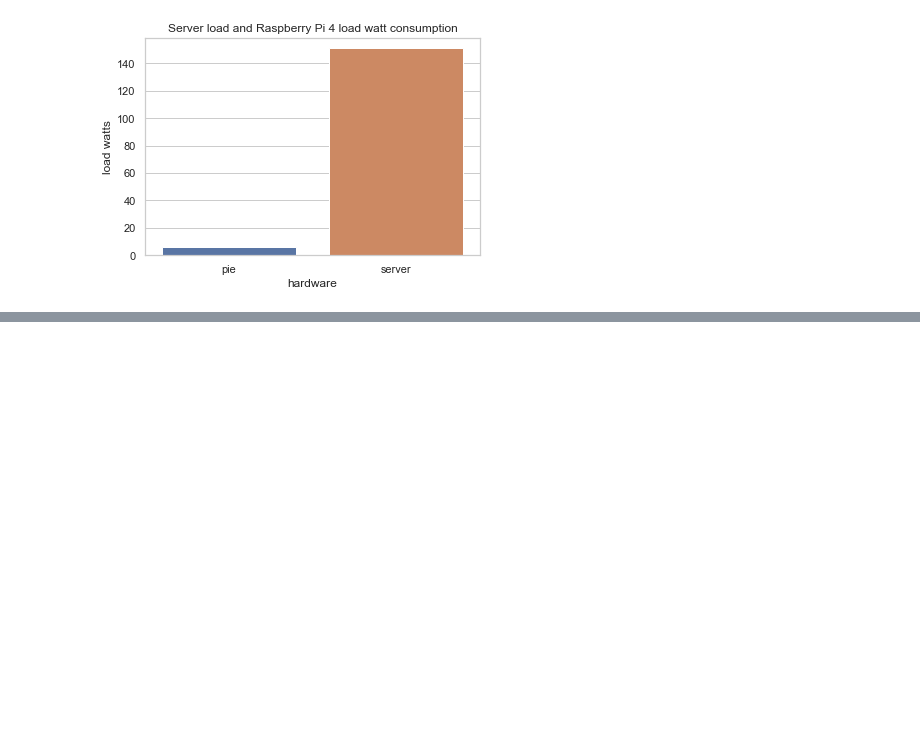
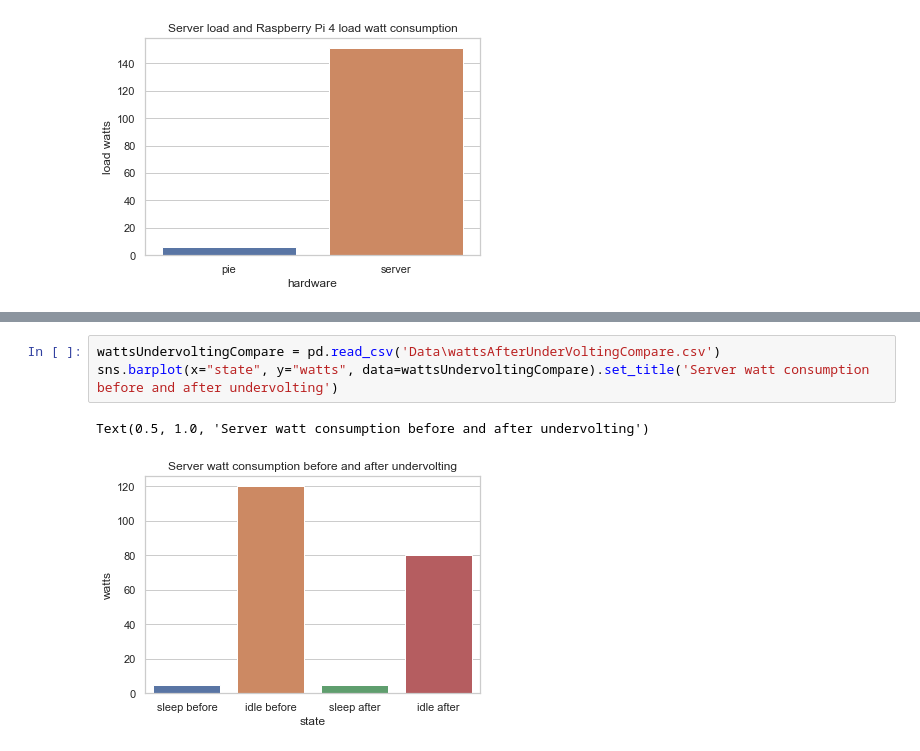
Before and after one commit to ConanMercer/Media_Server, a Jupyter notebook: MediaServer.ipynb, the cells around one changed output, grey strips where cells are left out. Drawn from its saved outputs; the diff is of its cells as text; blank space fills up the shorter version.

```diff
--- a/MediaServer.ipynb
+++ b/MediaServer.ipynb
@@ -40,0 +42,6 @@ sns.barplot(x="state", y="watts", data=watts).set_title('Server watt consumption
+# %%
+wattsUndervoltingCompare = pd.read_csv('Data\wattsAfterUnderVoltingCompare.csv')
+sns.barplot(x="state", y="watts", data=wattsUndervoltingCompare).set_title('Server watt consumption before and after undervolting')
+# %% [output]
+Text(0.5, 1.0, 'Server watt consumption before and after undervolting')
+[figure, added]
```
Also changed, not shown: parts of 1 cell of this notebook, 2 other files.
